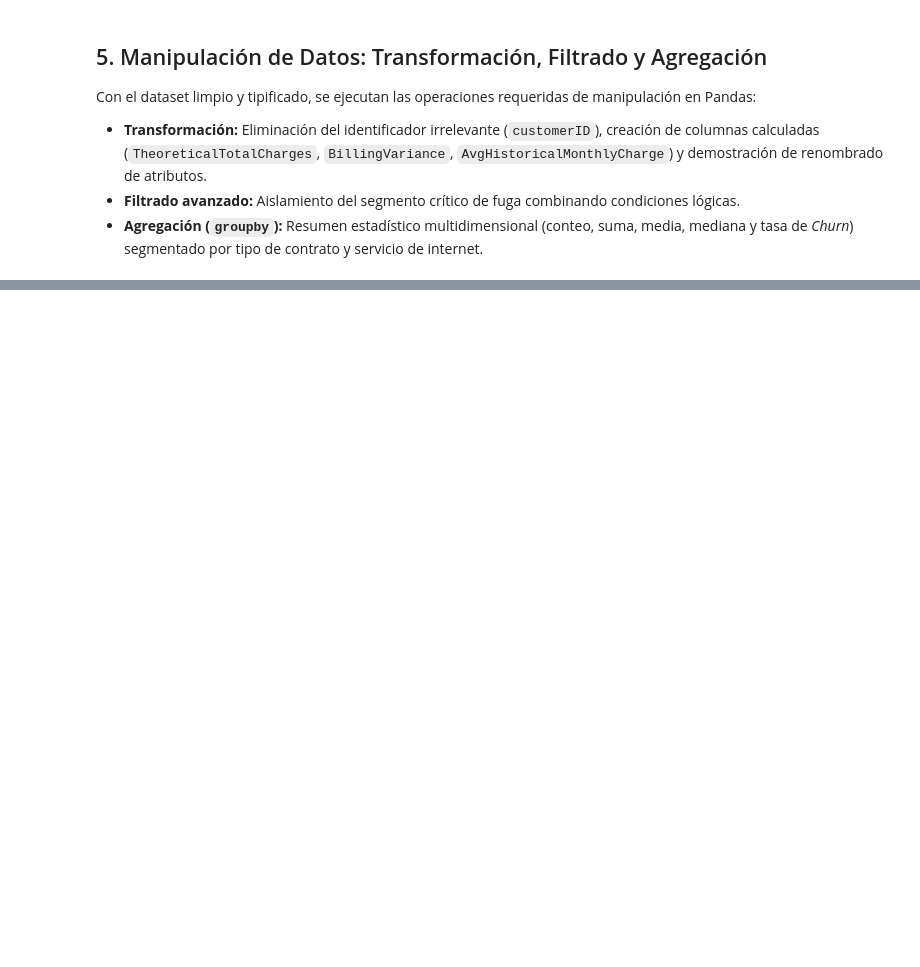
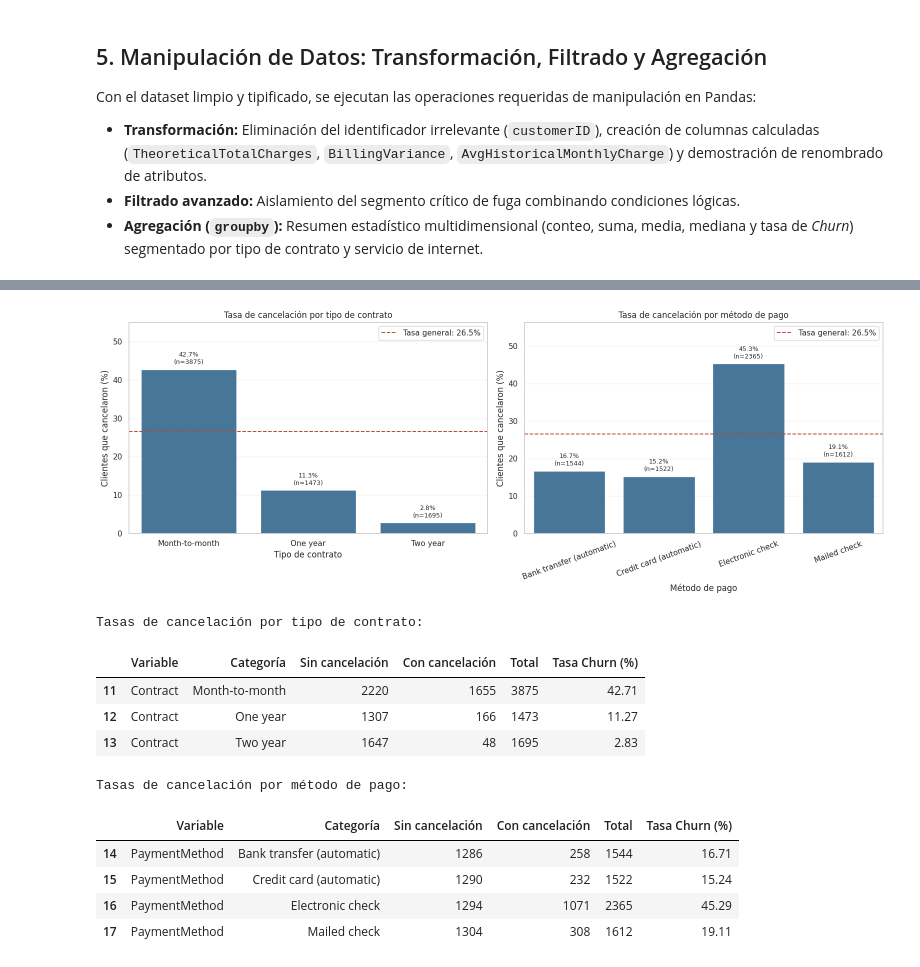
Before and after one commit to LauritoFarias/tpi-analisis-de-datos, a Jupyter notebook: notebooks/TPI_Analisis_de_Datos.ipynb, the cells around one changed output, grey strips where cells are left out. Saved outputs shown, nothing was run; the diff lists cells and outputs as text; code cells hidden in the pictures; blank space fills up the shorter version.

```diff
--- a/notebooks/TPI_Analisis_de_Datos.ipynb
+++ b/notebooks/TPI_Analisis_de_Datos.ipynb
@@ -223,0 +615,49 @@ display(resumen_negocio)
+# %%
+# =============================================================================
+# B.5.3 - CHURN POR TIPO DE CONTRATO Y MÉTODO DE PAGO
+# =============================================================================
+fig, ejes_b = plt.subplots(1, 2, figsize=(16, 6))
+for eje_b, variable_b, titulo_b in zip(
+    ejes_b,
+    ['Contract', 'PaymentMethod'],
+    ['Tipo de contrato', 'Método de pago']
+):
+    tasas_b = (
+        df_b.groupby(variable_b, observed=True)['Churn_Binary']
+        .agg(n='size', tasa='mean').reset_index()
+    )
+    tasas_b['tasa'] *= 100
+    sns.barplot(data=tasas_b, x=variable_b, y='tasa', color='#3978a6', ax=eje_b)
+    eje_b.axhline(tasa_global_b, ls='--', lw=1.4, color='#af4e35',
+                   label=f'Tasa general: {tasa_global_b:.1f}%')
+    eje_b.set(
+        title=f'Tasa de cancelación por {titulo_b.lower()}',
+        xlabel=titulo_b, ylabel='Clientes que cancelaron (%)',
+        ylim=(0, max(55, tasas_b['tasa'].max() + 11))
+    )
+    eje_b.tick_params(axis='x', labelrotation=20 if variable_b == 'PaymentMethod' else 0)
+    for i_b, fila_b in tasas_b.reset_index(drop=True).iterrows():
+        eje_b.text(i_b, fila_b['tasa'] + 1, f"{fila_b['tasa']:.1f}%\n(n={int(fila_b['n'])})",
+                   ha='center', va='bottom', fontsize=9)
+    eje_b.legend(loc='upper right', frameon=True)
+    eje_b.grid(axis='y', alpha=0.25)
+plt.tight_layout()
+plt.show()
+
+print('Tasas de cancelación por tipo de contrato:')
+display(contingencias_b.loc[contingencias_b['Variable'] == 'Contract'].round(2))
+print('Tasas de cancelación por método de pago:')
+display(contingencias_b.loc[contingencias_b['Variable'] == 'PaymentMethod'].round(2))
+# %% [output]
+[figure, added]
+Tasas de cancelación por tipo de contrato:
+|  | Variable | Categoría | Sin cancelación | Con cancelación | Total | Tasa Churn (%) |
+| 11 | Contract | Month-to-month | 2220 | 1655 | 3875 | 42.71 |
+| 12 | Contract | One year | 1307 | 166 | 1473 | 11.27 |
+| 13 | Contract | Two year | 1647 | 48 | 1695 | 2.83 |
+Tasas de cancelación por método de pago:
+|  | Variable | Categoría | Sin cancelación | Con cancelación | Total | Tasa Churn (%) |
+| 14 | PaymentMethod | Bank transfer (automatic) | 1286 | 258 | 1544 | 16.71 |
+| 15 | PaymentMethod | Credit card (automatic) | 1290 | 232 | 1522 | 15.24 |
+| 16 | PaymentMethod | Electronic check | 1294 | 1071 | 2365 | 45.29 |
+| 17 | PaymentMethod | Mailed check | 1304 | 308 | 1612 | 19.11 |
```
Also changed, not shown: parts of 25 cells of this notebook.
